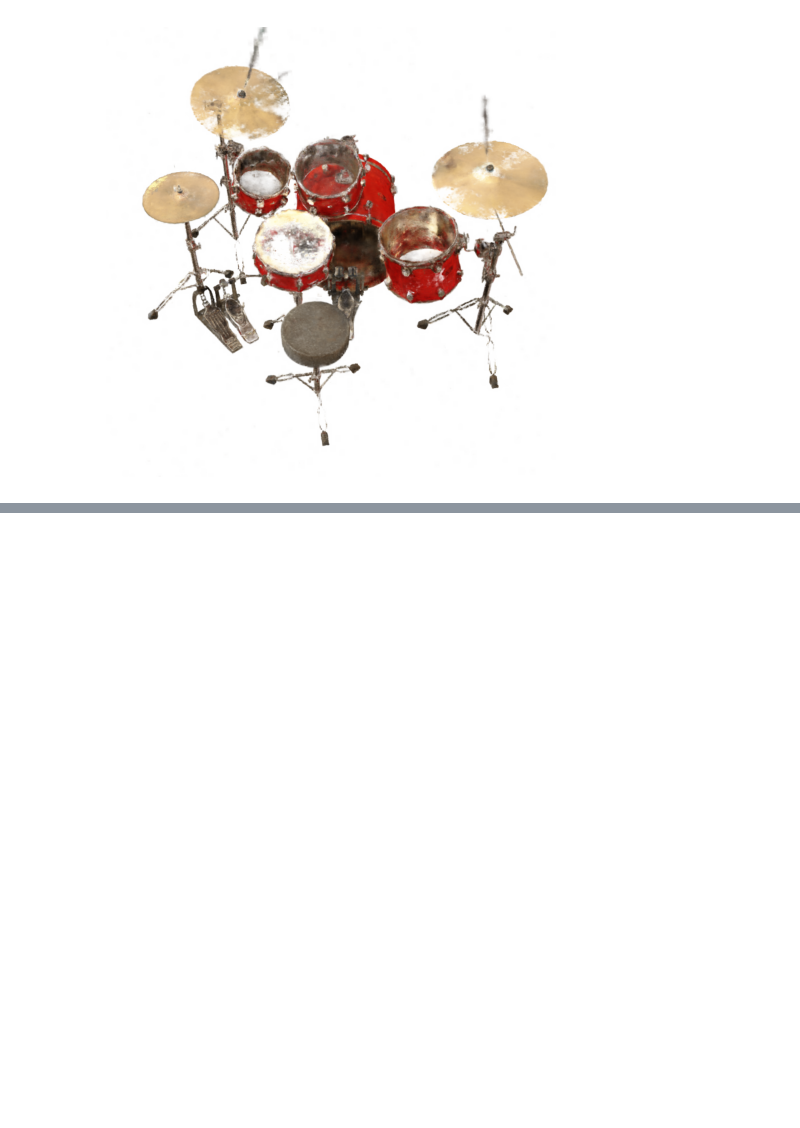
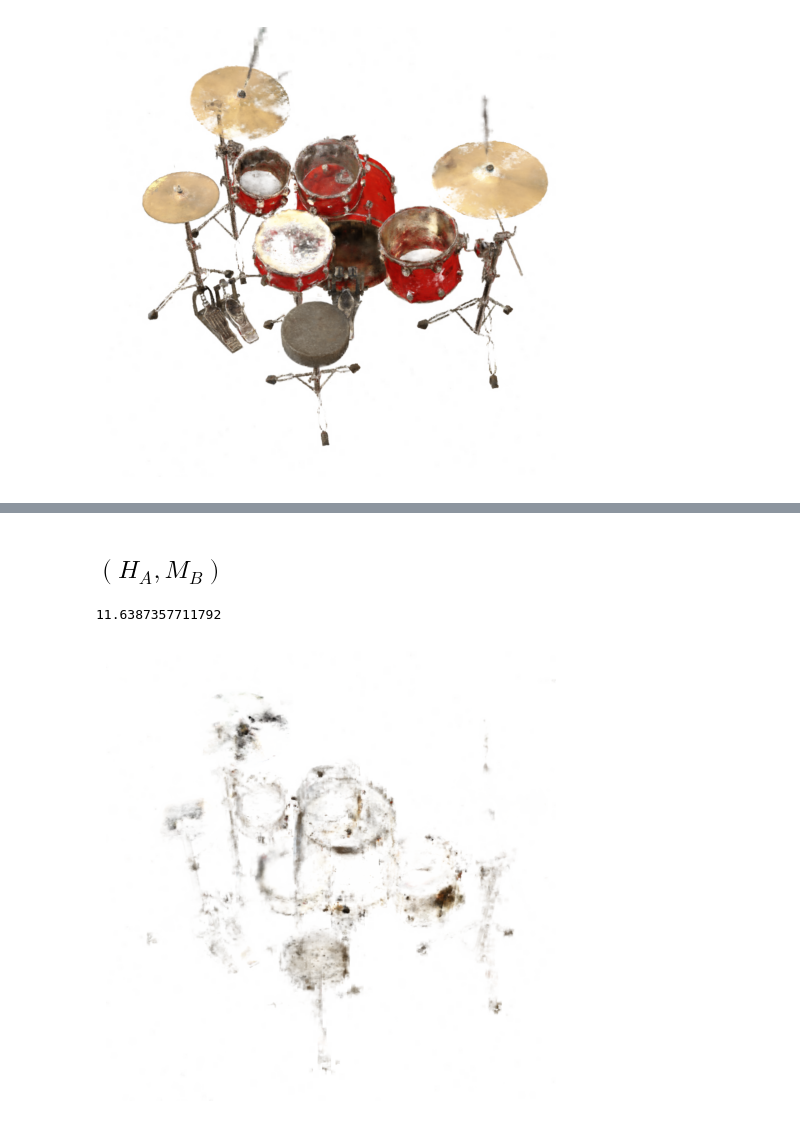
Before and after one commit to frallebini/nerfacc, a Jupyter notebook: examples/eval_ngp_nerf_occ.ipynb, the cells around one changed output, grey strips where cells are left out. Cells and saved outputs as stored; diff of their text form; code cells hidden in the pictures; blank space fills up the shorter version.

```diff
--- a/examples/eval_ngp_nerf_occ.ipynb
+++ b/examples/eval_ngp_nerf_occ.ipynb
@@ -142,0 +155,13 @@ render_test(sd_A)
+# %% [markdown]
+$(H_A,M_B)$
+---
+# %%
+sd_A = torch.load("ckpts/drums_torch_A.pt")
+sd_B = torch.load("ckpts/drums_torch_hash_A_mlp_B.pt")
+sd_A["radiance_field"]["mlp_base.1.params"] = sd_B["radiance_field"]["mlp_base.1.params"]  # density mlp
+sd_A["radiance_field"]["mlp_head.params"] = sd_B["radiance_field"]["mlp_head.params"]  # color mlp
+
+render_test(sd_A)
+# %% [output]
+11.6387357711792
+[figure, added]
```
Also changed, not shown: parts of 7 cells of this notebook, 2 other files.
